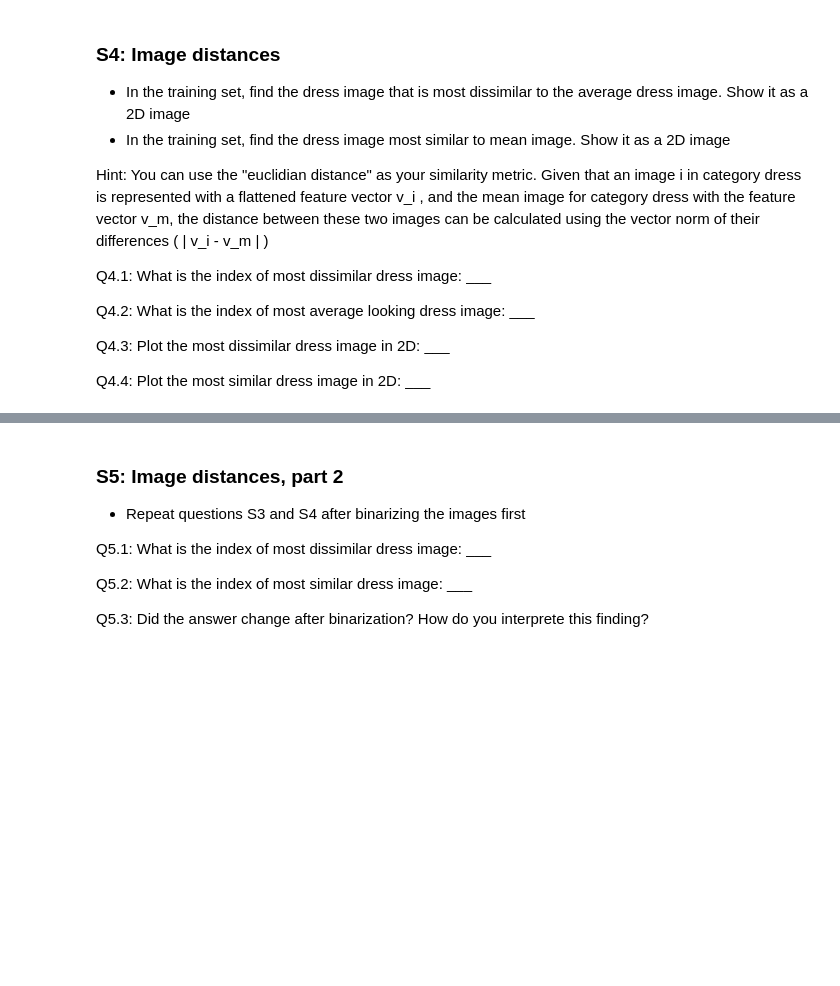
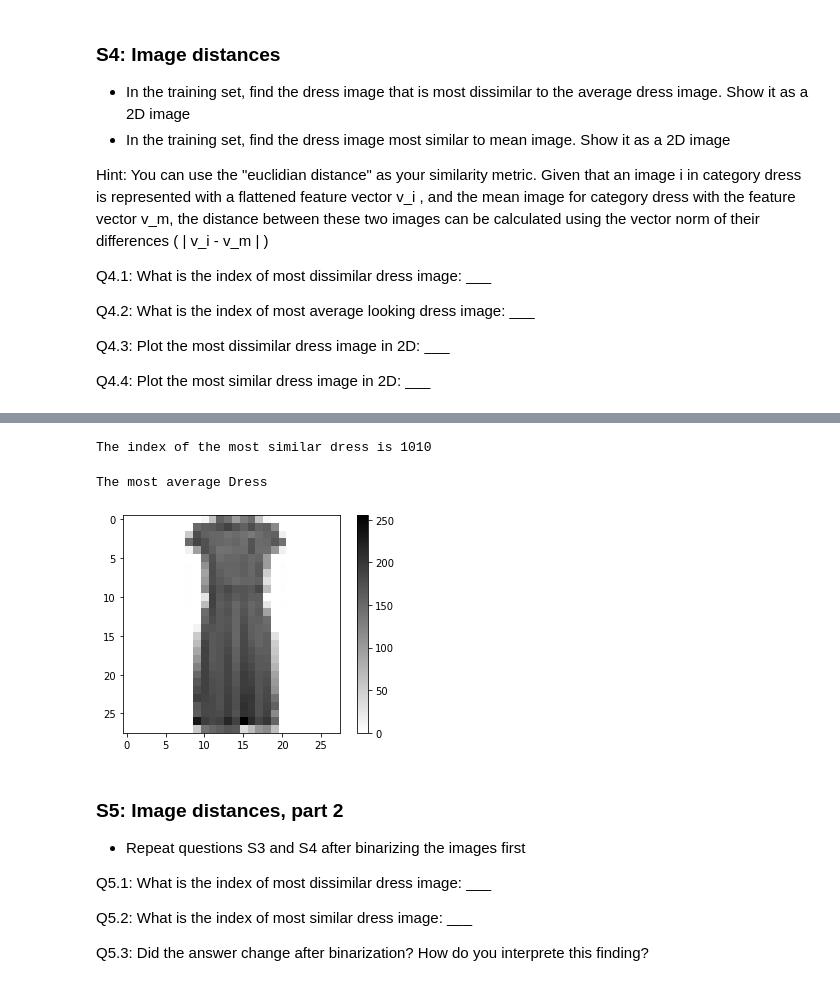
Before and after one commit to johnatawnclementawn/RemoteSensing_650_HW, a Jupyter notebook: HW1/MUSA650_Spring2022_HW1.ipynb, the cells around one changed output, grey strips where cells are left out. Saved outputs shown, nothing was run; the diff lists cells and outputs as text; code cells hidden in the pictures; blank space fills up the shorter version.

```diff
--- a/HW1/MUSA650_Spring2022_HW1.ipynb
+++ b/HW1/MUSA650_Spring2022_HW1.ipynb
@@ -192,3 +221,22 @@ plt.colorbar()
+# %%
+leastDif = np.where(imgDstSum == np.amin(imgDstSum))
+ldIdx = dresses[leastDif[0][0]]
+
+leastDifImg = X[ldIdx]
+
+print("The index of the most similar dress is " + str(ldIdx))
+# %% [output]
+The index of the most similar dress is 1010
+# %%
+lbl = y[ldIdx]
+
+leastDifImg = leastDifImg.reshape(28,28)
+plt.imshow(leastDifImg, cmap=plt.cm.binary)
+plt.colorbar()
+print('The most average ' + class_names[lbl])
+# %% [output]
+The most average Dress
+[figure, added]
 # %% [markdown]
 ### S5: Image distances, part 2
 - Repeat questions S3 and S4 after binarizing the images first
```
Also changed, not shown: parts of 13 cells of this notebook.
